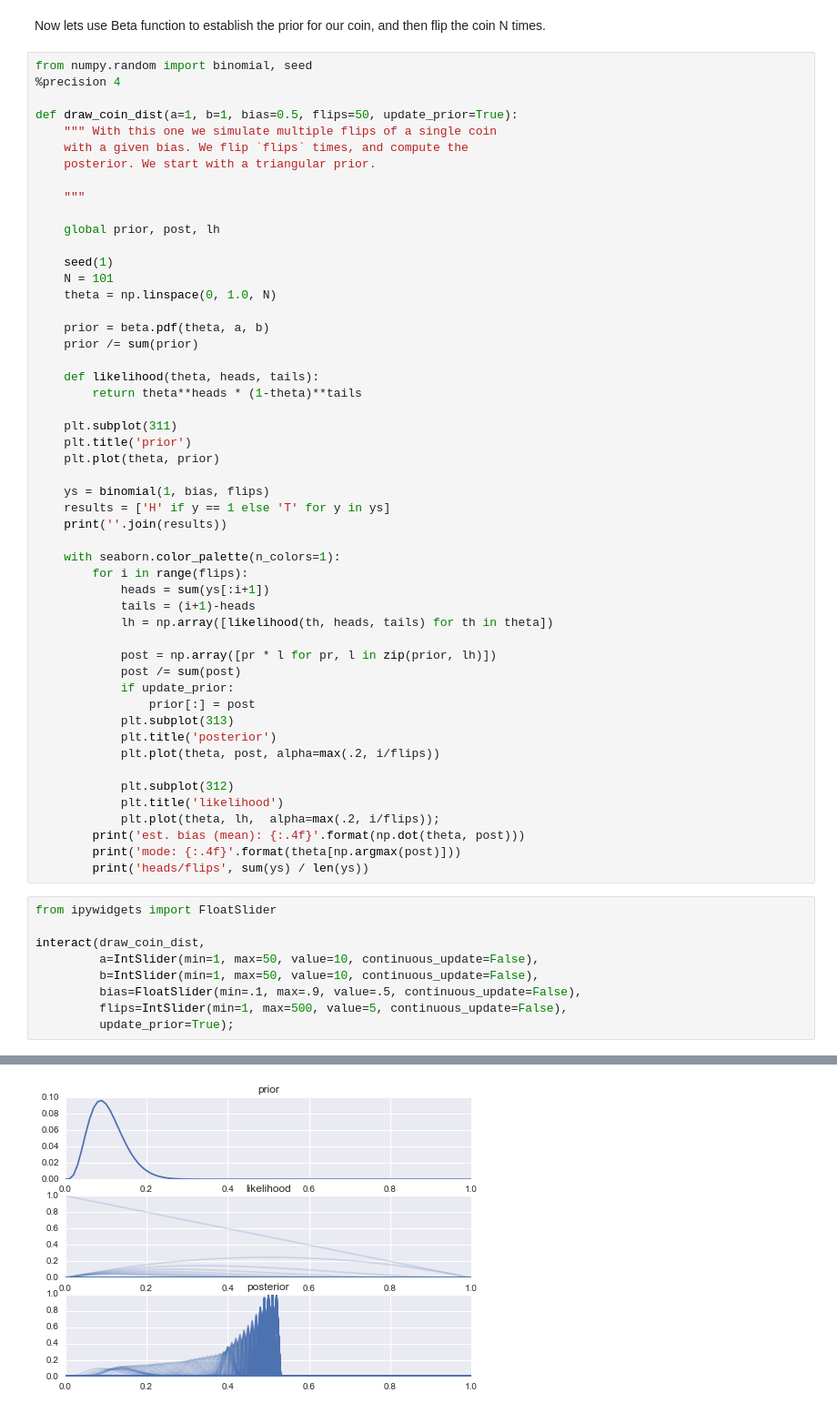
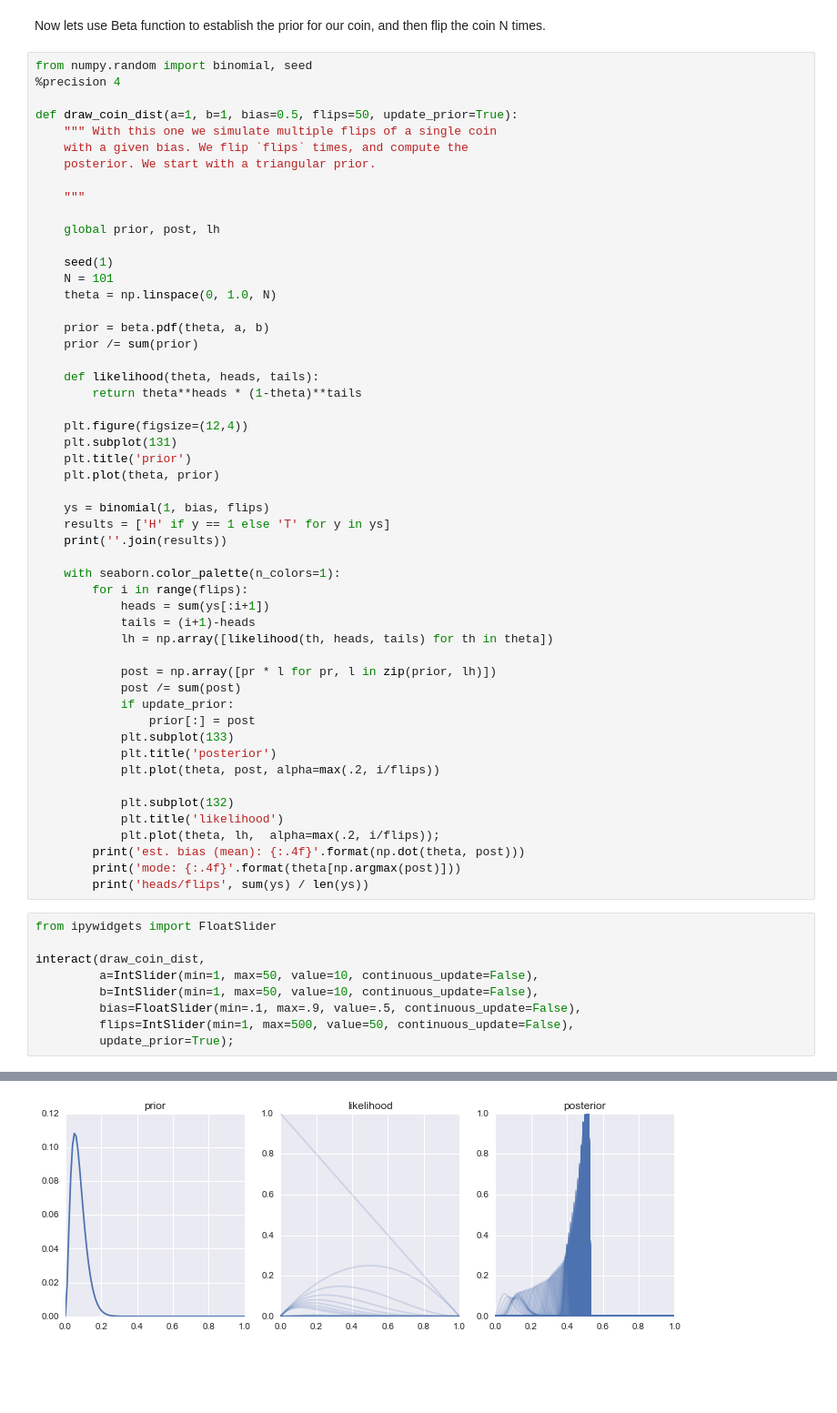
Before and after one commit to rlabbe/kruschke, a Jupyter notebook: beta.ipynb, the cells around one changed output, grey strips where cells are left out. Shown at 91% size. Drawn from its saved outputs; the diff is of its cells as text; blank space fills up the shorter version.

Commit message:
Made plots easier to read.

```diff
--- a/beta.ipynb
+++ b/beta.ipynb
@@ -44,7 +44,8 @@ def draw_coin_dist(a=1, b=1, bias=0.5, flips=50, update_prior=True):
     def likelihood(theta, heads, tails):
         return theta**heads * (1-theta)**tails
 
-    plt.subplot(311)
+    plt.figure(figsize=(12,4))
+    plt.subplot(131)
     plt.title('prior')
     plt.plot(theta, prior)
 
@@ -62,11 +63,11 @@ def draw_coin_dist(a=1, b=1, bias=0.5, flips=50, update_prior=True):
             post /= sum(post)
             if update_prior:
                 prior[:] = post
-            plt.subplot(313)
+            plt.subplot(133)
             plt.title('posterior')
             plt.plot(theta, post, alpha=max(.2, i/flips))
 
-            plt.subplot(312)
+            plt.subplot(132)
             plt.title('likelihood')
             plt.plot(theta, lh,  alpha=max(.2, i/flips));
         print('est. bias (mean): {:.4f}'.format(np.dot(theta, post)))
@@ -79,6 +80,6 @@ interact(draw_coin_dist,
          a=IntSlider(min=1, max=50, value=10, continuous_update=False),
          b=IntSlider(min=1, max=50, value=10, continuous_update=False),
          bias=FloatSlider(min=.1, max=.9, value=.5, continuous_update=False),
-         flips=IntSlider(min=1, max=500, value=5, continuous_update=False),
+         flips=IntSlider(min=1, max=500, value=50, continuous_update=False),
          update_prior=True);
 # %% [output]
@@ -89 +90 @@ heads/flips 0.533724340176
-[figure, old version]
+[figure, new version]
```
Also changed, not shown: parts of 1 cell of this notebook, 2 other files.
